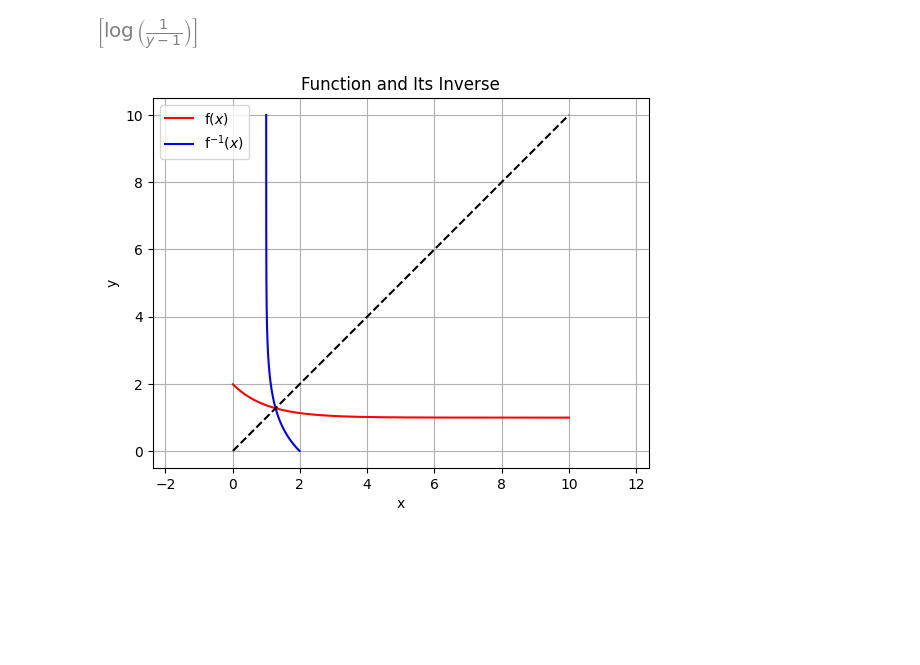
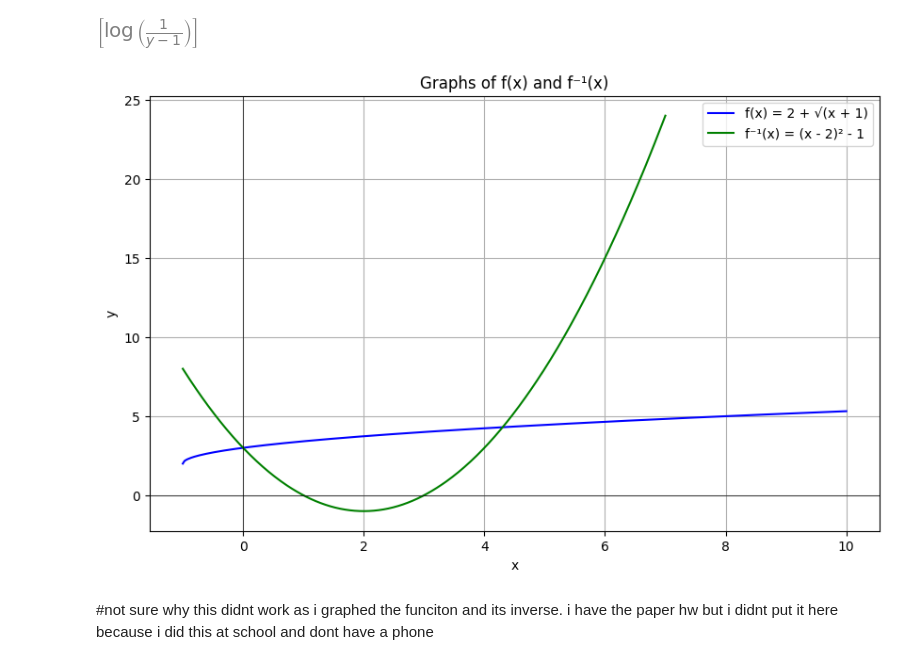
Before and after one commit to ChoppedCoder777/Chapter_1, a Jupyter notebook: Chapter01-Section05-inverse functions-algebra.ipynb, the cells around one changed output. Saved outputs shown, nothing was run; the diff lists cells and outputs as text; code cells hidden in the pictures; blank space fills up the shorter version.

```diff
--- a/Chapter01-Section05-inverse functions-algebra.ipynb
+++ b/Chapter01-Section05-inverse functions-algebra.ipynb
@@ -52,17 +52,25 @@ x_vals = np.linspace(0.01, 10, 400)
 y_vals = f_lambdified(x_vals)
 inverse_vals = inverse_lambdified(y_vals)
 # %%
-plt.plot(x_vals, y_vals, label='f$(x)$', color='red')
-plt.plot(y_vals, inverse_vals, label='f$^{-1}(x)$', color='blue')
-sym_min = min(np.min(x_vals), np.min(y_vals), np.min(inverse_vals))
-sym_max = max(np.max(x_vals), np.max(y_vals), np.max(inverse_vals))
-plt.plot([sym_min, sym_max], [sym_min, sym_max], color='black', linestyle='--')
+
+import numpy as np
+import matplotlib.pyplot as plt
+x1 = np.linspace(-1, 10, 400)
+x2 = np.linspace(-1, 7, 400)
+f_x = 2 + np.sqrt(x1 + 1)
+f_inv_x = (x2 - 2)**2 - 1
+plt.figure(figsize=(10, 6))
+plt.plot(x1, f_x, label='f(x) = 2 + √(x + 1)', color='blue')
+plt.plot(x2, f_inv_x, label='f⁻¹(x) = (x - 2)² - 1', color='green')
+plt.title('Graphs of f(x) and f⁻¹(x)')
 plt.xlabel('x')
 plt.ylabel('y')
-plt.title('Function and Its Inverse')
+plt.grid(True)
 plt.legend()
-plt.grid(True)
-plt.axis('equal')
+plt.axhline(0, color='black', linewidth=0.5)
+plt.axvline(0, color='black', linewidth=0.5)
 plt.show()
 # %% [output]
-[figure, old version]
+[figure, new version]
+# %% [markdown]
+#not sure why this didnt work as i graphed the funciton and its inverse. i have the paper hw but i didnt put it here because i did this at school and dont have a phone
```
